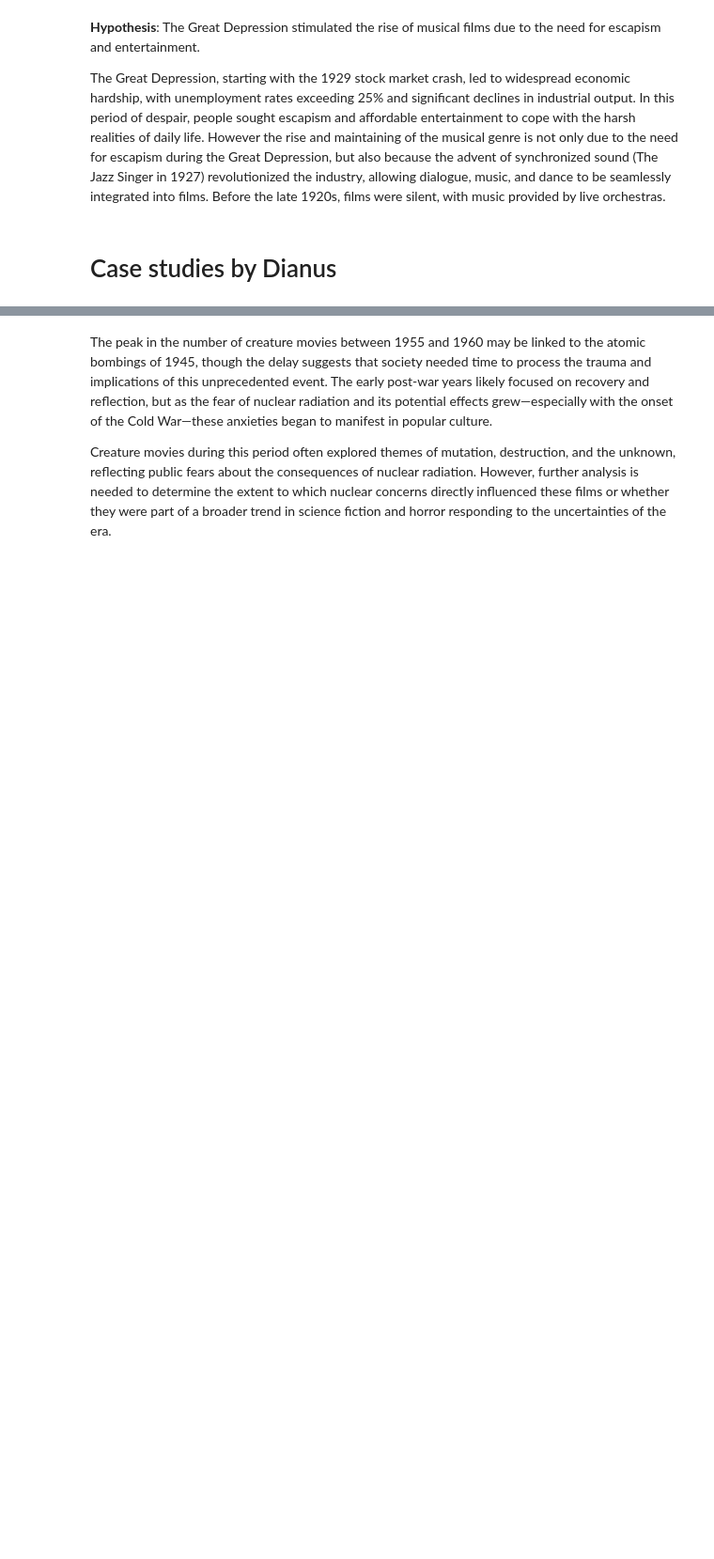
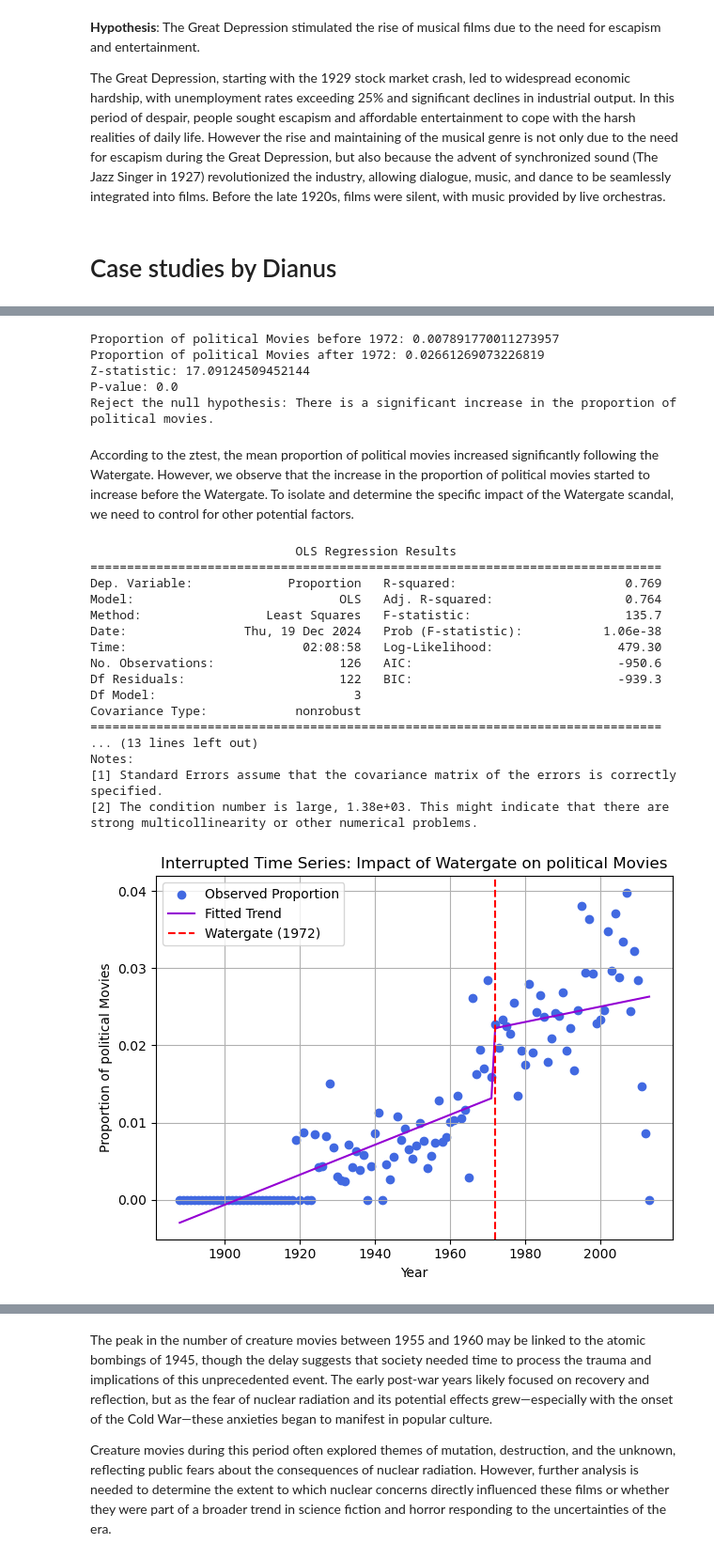
Before and after one commit to epfl-ada/ada-2024-project-nostringsadached, a Jupyter notebook: new_results2.ipynb, the cells around one changed output, grey strips where cells are left out. Shown at 94% size. Saved outputs shown, nothing was run; the diff lists cells and outputs as text; code cells hidden in the pictures; blank space fills up the shorter version.

```diff
--- a/new_results2.ipynb
+++ b/new_results2.ipynb
@@ -811,0 +822,31 @@ The trend shows an increase of political movies before the Watergate scandal, su
+# %%
+ztest(preprocessed_movies, 1972, r'political')
+# %% [output]
+Proportion of political Movies before 1972: 0.007891770011273957
+Proportion of political Movies after 1972: 0.02661269073226819
+Z-statistic: 17.09124509452144
+P-value: 0.0
+Reject the null hypothesis: There is a significant increase in the proportion of political movies.
+# %% [markdown]
+According to the ztest, the mean proportion of political movies increased significantly following the Watergate. However, we observe that the increase in the proportion of political movies started to increase before the Watergate. To isolate and determine the specific impact of the Watergate scandal, we need to control for other potential factors.
+# %%
+reg_model(preprocessed_movies, 1972, r'political', 'Watergate', 'linear_reg')
+# %% [output]
+                            OLS Regression Results
+==============================================================================
+Dep. Variable:             Proportion   R-squared:                       0.769
+Model:                            OLS   Adj. R-squared:                  0.764
+Method:                 Least Squares   F-statistic:                     135.7
+Date:                Thu, 19 Dec 2024   Prob (F-statistic):           1.06e-38
+Time:                        02:08:58   Log-Likelihood:                 479.30
+No. Observations:                 126   AIC:                            -950.6
+Df Residuals:                     122   BIC:                            -939.3
+Df Model:                           3
+Covariance Type:            nonrobust
+==============================================================================
+... (13 lines left out)
+Notes:
+[1] Standard Errors assume that the covariance matrix of the errors is correctly specified.
+[2] The condition number is large, 1.38e+03. This might indicate that there are
+strong multicollinearity or other numerical problems.
+[figure, added]
```
Also changed, not shown: parts of 94 cells of this notebook, 1 other file.
